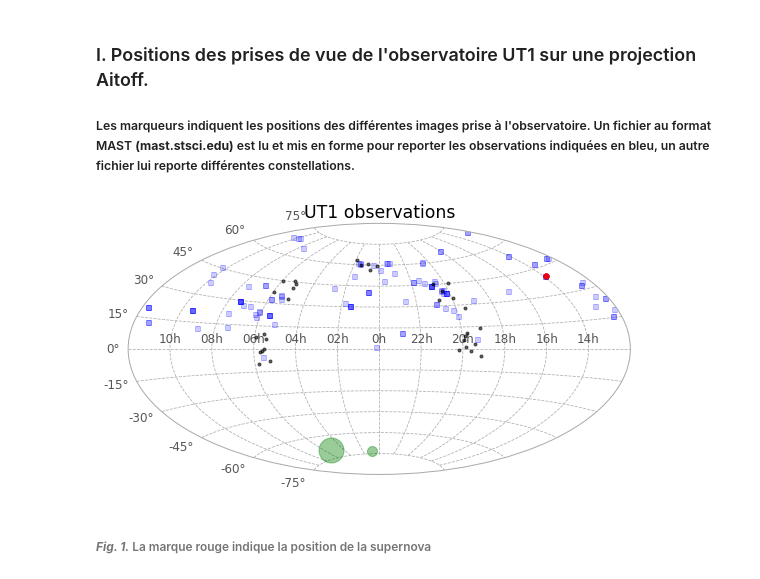
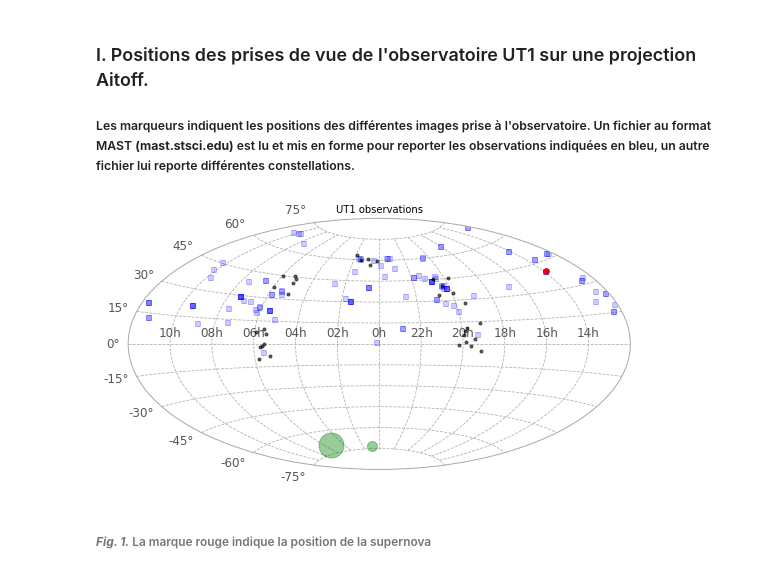
Before and after one commit to dtouzan/sn2019ein, a Jupyter notebook: sn2019ein.ipynb, the cells around one changed output. Saved outputs shown, nothing was run; the diff lists cells and outputs as text; code cells hidden in the pictures.

```diff
--- a/sn2019ein.ipynb
+++ b/sn2019ein.ipynb
@@ -61,7 +62,7 @@ plt.style.use(astropy_mpl_style)
 #           data_sn2019ein_UT1     : Mesures de la supernova
 #           data_AAVSO             : Mesures AAVSO
 data = ascii.read("UT1_MAST_CATALOG.csv",data_start=3,format='csv')
-data_stars = ascii.read("data_stars.csv",data_start=1,format='csv')
+data_milky_way = ascii.read("data_Milky_Way.csv",data_start=1,format='csv')
 data_SMCLMC = ascii.read("data_SMCLMC.csv",data_start=1,format='csv')
 data_sn2019ein_UT1 = ascii.read("sn2019ein_UT1.csv",data_start=1,format='csv')
 data_AAVSO = ascii.read("sn2019ein_AAVSO.csv",data_start=1,format='csv')
@@ -80,7 +81,7 @@ fig = plt.figure(figsize=(9,5))
 # Configuration de la projecion cartographique du titre et grille
 ax = fig.add_subplot(111,projection='aitoff')
 plt.grid(True,axis='both',linestyle='--')
-plt.title('UT1 observations')
+plt.title('UT1 observations', fontsize=10)
 
 
 # Lecture des données du catalogue UT1 Mast
@@ -115,34 +116,34 @@ for ligne in data_stars:
     c = SkyCoord(ra, dec, frame='icrs')
      # RA et DEC en radian et repositionnement
     ra_rad = -c.ra.wrap_at(180 * u.deg).radian
     dec_rad = c.dec.radian
     # Affichage sur la projection
     plt.plot(ra_rad, dec_rad, 'o', color='black', markersize=3, alpha=0.6)
 
 # Dessin des SMC LMC
 for ligne in data_SMCLMC:
     name=ligne[2]
     # RA et DEC en degré
     ra=ligne[0]*u.deg
     dec=ligne[1]*u.deg
     # Configuration de la position en ICRS
     c = SkyCoord(ra, dec, frame='icrs')
      # RA et DEC en radian et repositionnement
     ra_rad = -c.ra.wrap_at(180 * u.deg).radian
     dec_rad = c.dec.radian
     # Affichage sur la projection
     if name == "smc":
         marker_size=10
     else:
         marker_size=25
     plt.plot(ra_rad, dec_rad, 'o', color='green', markersize=marker_size, alpha=0.4)
 
 # Modification des labels en heure
 ax.set_xticklabels(['10h','08h','06h','04h','02h','0h','22h','20h','18h','16h','14h'])
 # Affichage
 plt.show()
 # %% [output]
-[figure, old version]
+[figure, new version]
 # %% [markdown]
 ###### ***Fig. 1.*** La marque rouge indique la position de la supernova
 # %% [markdown]
```
Also changed, not shown: parts of 6 cells of this notebook, 2 other files.
